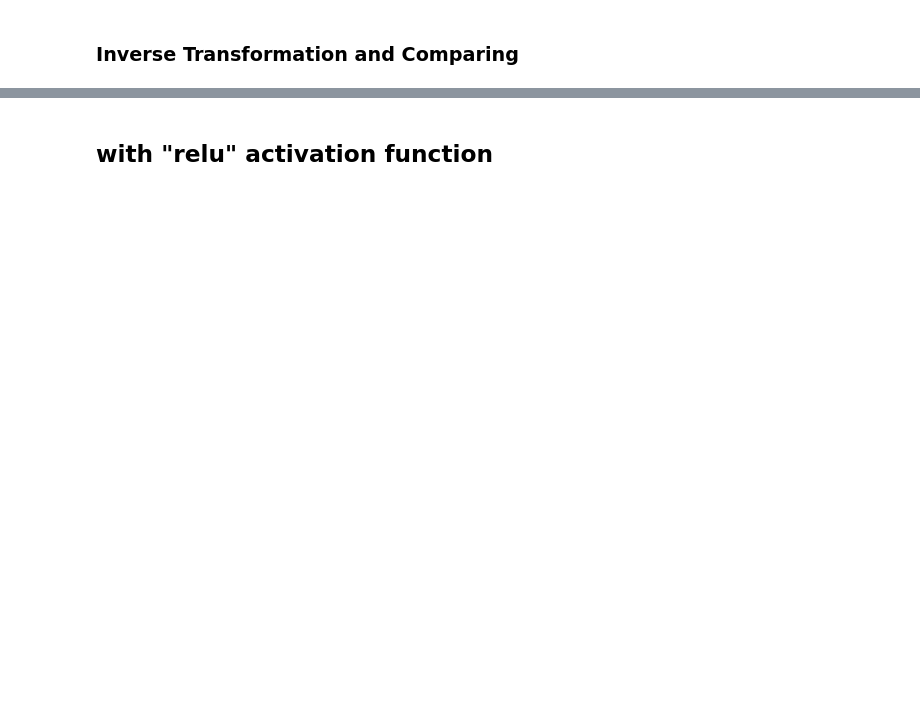
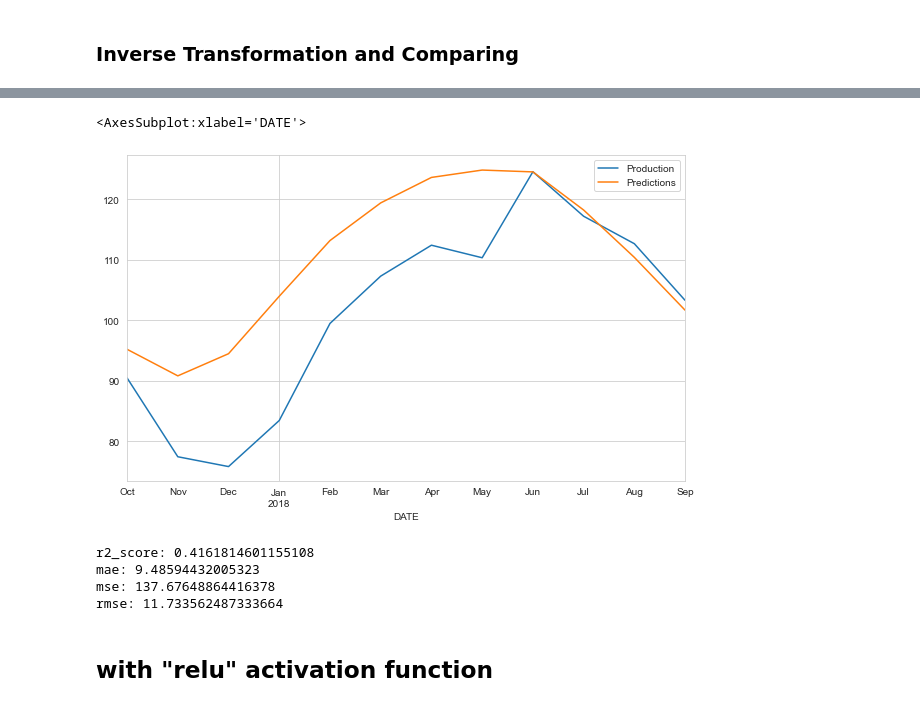
Before and after one commit to YusufSHub/Machine-Learning, a Jupyter notebook: DL/Assignment-3/DL-Assignment-3 (Time Series with RNN-Product Amount Forecast by Time)-D1124-Yusuf.ipynb, the cells around one changed output, grey strips where cells are left out. Drawn from its saved outputs; the diff is of its cells as text; code cells hidden in the pictures; blank space fills up the shorter version.

```diff
--- a/DL/Assignment-3/DL-Assignment-3 (Time Series with RNN-Product Amount Forecast by Time)-D1124-Yusuf.ipynb
+++ b/DL/Assignment-3/DL-Assignment-3 (Time Series with RNN-Product Amount Forecast by Time)-D1124-Yusuf.ipynb
@@ -85,0 +288,16 @@ plt.plot(data["DATE"],data["IPN31152N"]);
+# %%
+predictions_scaled = []
+
+first_eval_batch = train_scaled[-length:]
+current_batch = first_eval_batch.reshape((1, length, n_features))
+
+for i in range(length):
+
+    # get prediction 1 time stamp ahead
+    current_pred = model.predict(current_batch)
+
+    # store prediction
+    predictions_scaled.append(current_pred[0])
+
+    # update batch to now include prediction and drop first value
+    current_batch = np.append(current_batch[:, 1:, :], [current_pred], axis=1)
@@ -86,2 +339,8 @@ plt.plot(data["DATE"],data["IPN31152N"]);
 # %% [markdown]
 ### Inverse Transformation and Comparing
+# %%
+predictions = scaler.inverse_transform(predictions_scaled)
+# %%
+compare = test[:12]
+# %%
+compare['Predictions'] = predictions
@@ -88,2 +364,14 @@ plt.plot(data["DATE"],data["IPN31152N"]);
+# %%
+compare.plot()
+# %% [output]
+<AxesSubplot:xlabel='DATE'>
+[figure, added]
+# %%
+eval_metrics(compare.Production, compare.Predictions) #model
+# %% [output]
+r2_score: 0.4161814601155108
+mae: 9.48594432005323
+mse: 137.67648864416378
+rmse: 11.733562487333664
 # %% [markdown]
 ## with "relu" activation function
```
Also changed, not shown: parts of 71 cells of this notebook, 5 other files.
